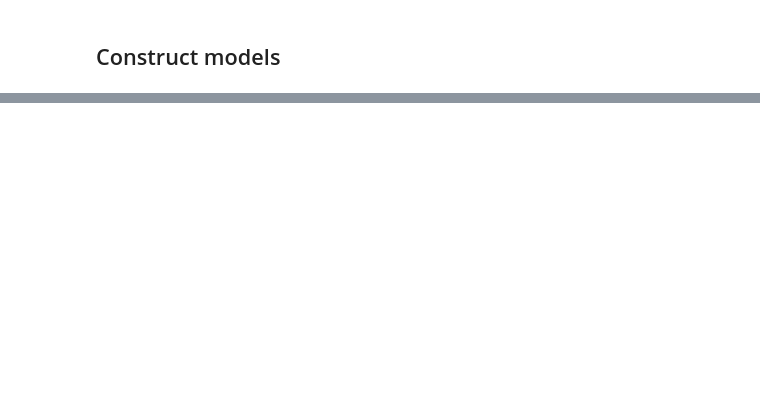
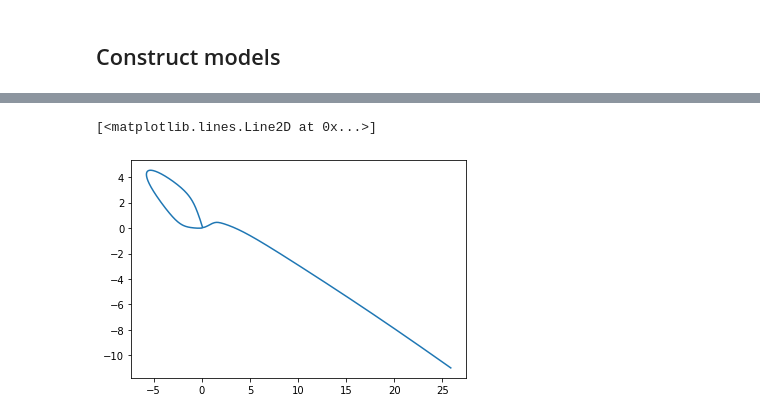
Before and after one commit to jshen04/hnn, a Jupyter notebook: machine-vibration.ipynb, the cells around one changed output, grey strips where cells are left out. Drawn from its saved outputs; the diff is of its cells as text; code cells hidden in the pictures; blank space fills up the shorter version.

```diff
--- a/machine-vibration.ipynb
+++ b/machine-vibration.ipynb
@@ -499,0 +216,5 @@ plt.show()
+# %%
+plt.plot(a1[:,0], a1[:,1])
+# %% [output]
+[<matplotlib.lines.Line2D at 0x...>]
+[figure, added]
```
Also changed, not shown: parts of 64 cells of this notebook.
